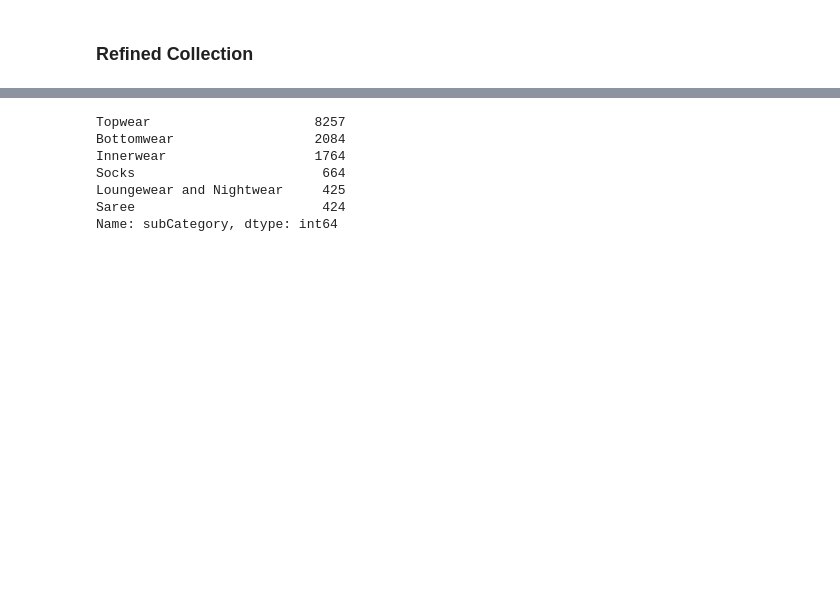
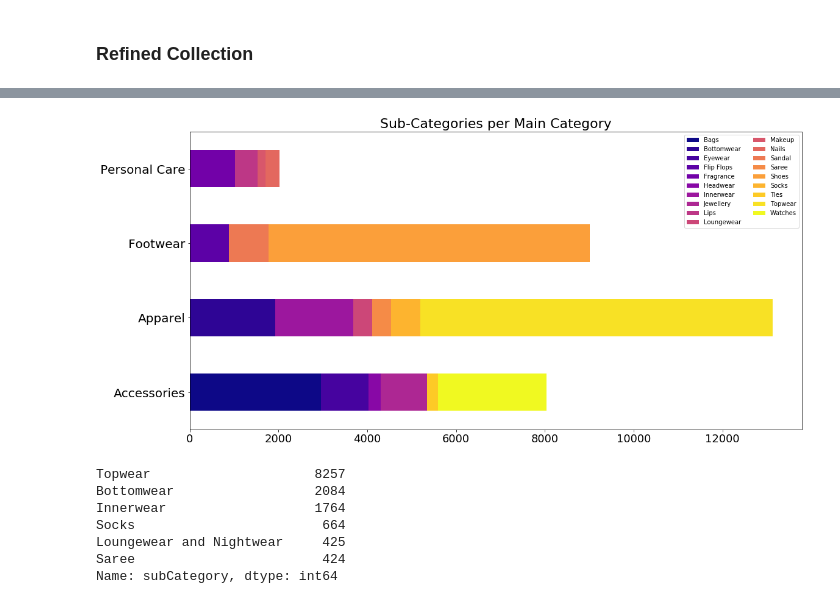
Before and after one commit to kellystroh/Inventory-Image-Classification, a Jupyter notebook: EDA.ipynb, the cells around one changed output, grey strips where cells are left out. Saved outputs shown, nothing was run; the diff lists cells and outputs as text; code cells hidden in the pictures; blank space fills up the shorter version.

Commit message:
afternoon updates; making predictions on test images

```diff
--- a/EDA.ipynb
+++ b/EDA.ipynb
@@ -101,3 +82,16 @@ len(df..value_counts())
+# %%
+df.subCategory = df.subCategory.str.replace('Loungewear and Nightwear', 'Loungewear')
+df2 = df[['masterCategory','subCategory', 'id']].groupby(['masterCategory','subCategory']).count().unstack('subCategory').fillna(0)
+df3 = df2['id']
+df4 = df3.transpose()
+df3.plot(kind='barh', stacked=True,figsize=(18,9), cmap = 'plasma')
+plt.ylabel('')
+plt.yticks(fontsize=20)
+plt.xticks(fontsize=18)
+plt.title('Sub-Categories per Main Category', fontsize=22)
+plt.legend(ncol=2);
+# %% [output]
+[figure, added]
 # %%
 keep1 = ['Apparel', 'Accessories', 'Footwear', 'Personal Care']
 # %%
```
Also changed, not shown: parts of 4 cells of this notebook, 10 other files.
